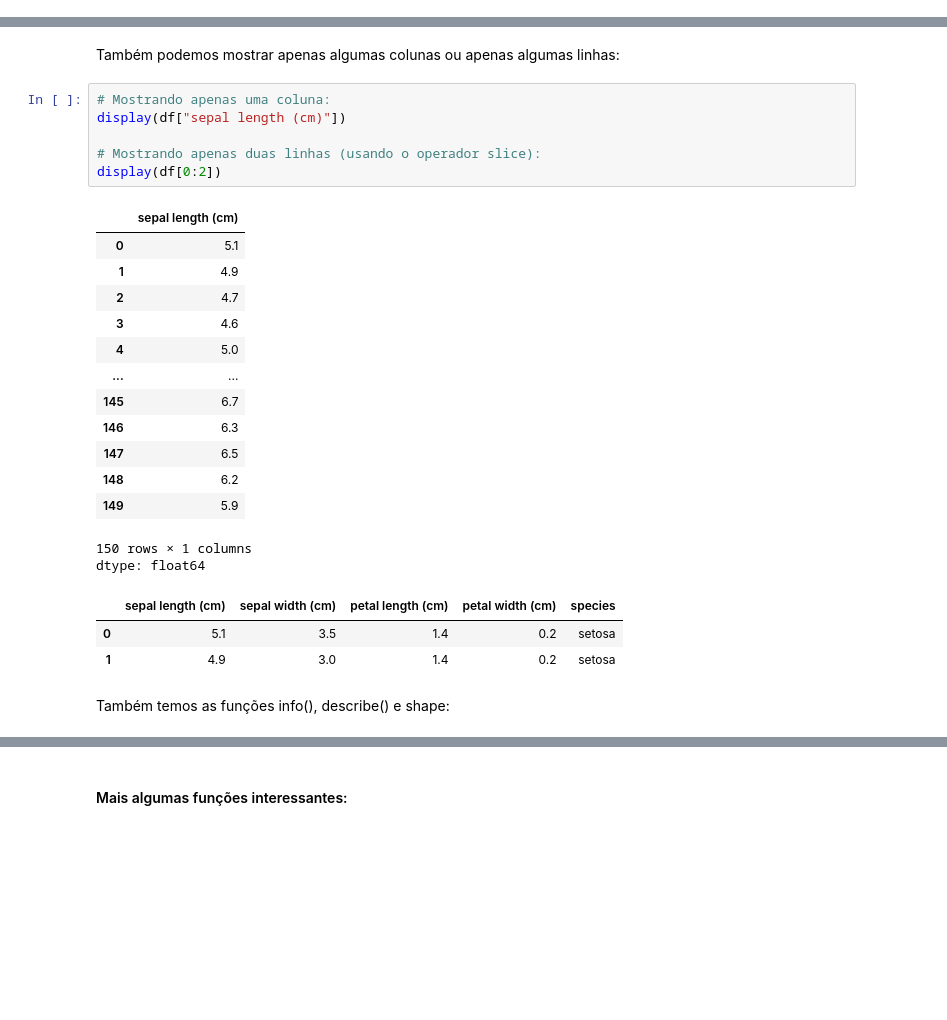
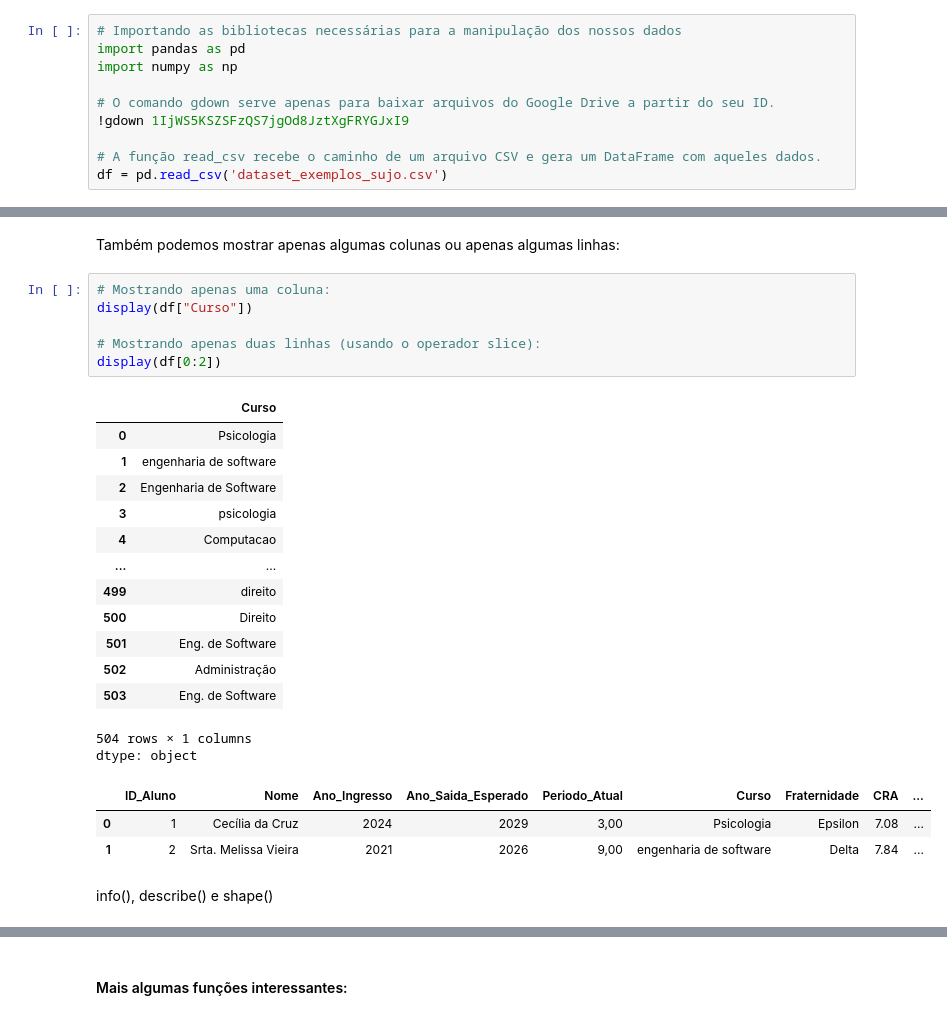
Before and after one commit to PETCC-UFRN/minicurso-ciencia-de-dados, a Jupyter notebook: aulas/Limpeza.ipynb, the cells around one changed output, grey strips where cells are left out. Cells and saved outputs as stored; diff of their text form; blank space fills up the shorter version.

```diff
--- a/aulas/Limpeza.ipynb
+++ b/aulas/Limpeza.ipynb
@@ -124,0 +109,10 @@ df['species'] = df['species'].map({0: 'setosa', 1: 'versicolor', 2: 'virginica'}
+# %%
+# Importando as bibliotecas necessárias para a manipulação dos nossos dados
+import pandas as pd
+import numpy as np
+
+# O comando gdown serve apenas para baixar arquivos do Google Drive a partir do seu ID.
+!gdown 1IjWS5KSZSFzQS7jgOd8JztXgFRYGJxI9
+
+# A função read_csv recebe o caminho de um arquivo CSV e gera um DataFrame com aqueles dados.
+df = pd.read_csv('dataset_exemplos_sujo.csv')
@@ -167,30 +165,30 @@ Visualizando a base com o display:
 Também podemos mostrar apenas algumas colunas ou apenas algumas linhas:
 # %%
 # Mostrando apenas uma coluna:
-display(df["sepal length (cm)"])
+display(df["Curso"])
 
 # Mostrando apenas duas linhas (usando o operador slice):
 display(df[0:2])
 # %% [output]
-|  | sepal length (cm) |
-| 0 | 5.1 |
-| 1 | 4.9 |
-| 2 | 4.7 |
-| 3 | 4.6 |
-| 4 | 5.0 |
+|  | Curso |
+| 0 | Psicologia |
+| 1 | engenharia de software |
+| 2 | Engenharia de Software |
+| 3 | psicologia |
+| 4 | Computacao |
 | ... | ... |
-| 145 | 6.7 |
-| 146 | 6.3 |
-| 147 | 6.5 |
-| 148 | 6.2 |
-| 149 | 5.9 |
+| 499 | direito |
+| 500 | Direito |
+| 501 | Eng. de Software |
+| 502 | Administração |
+| 503 | Eng. de Software |
-150 rows × 1 columns
-dtype: float64
+504 rows × 1 columns
+dtype: object
-|  | sepal length (cm) | sepal width (cm) | petal length (cm) | petal width (cm) | species |
-| 0 | 5.1 | 3.5 | 1.4 | 0.2 | setosa |
-| 1 | 4.9 | 3.0 | 1.4 | 0.2 | setosa |
+|  | ID_Aluno | Nome | Ano_Ingresso | Ano_Saida_Esperado | Periodo_Atual | Curso | Fraternidade | CRA | ... |
+| 0 | 1 | Cecília da Cruz | 2024 | 2029 | 3,00 | Psicologia | Epsilon | 7.08 | ... |
+| 1 | 2 | Srta. Melissa Vieira | 2021 | 2026 | 9,00 | engenharia de software | Delta | 7.84 | ... |
 # %% [markdown]
-Também temos as funções info(), describe() e shape:
+info(), describe() e shape()
 # %%
 # info():
   # Mostra informações gerais do dataset como quantidade de colunas, quantidade de linhas, número de valores faltantes, tipo das colunas, etc.
```
Also changed, not shown: parts of 49 cells of this notebook.
